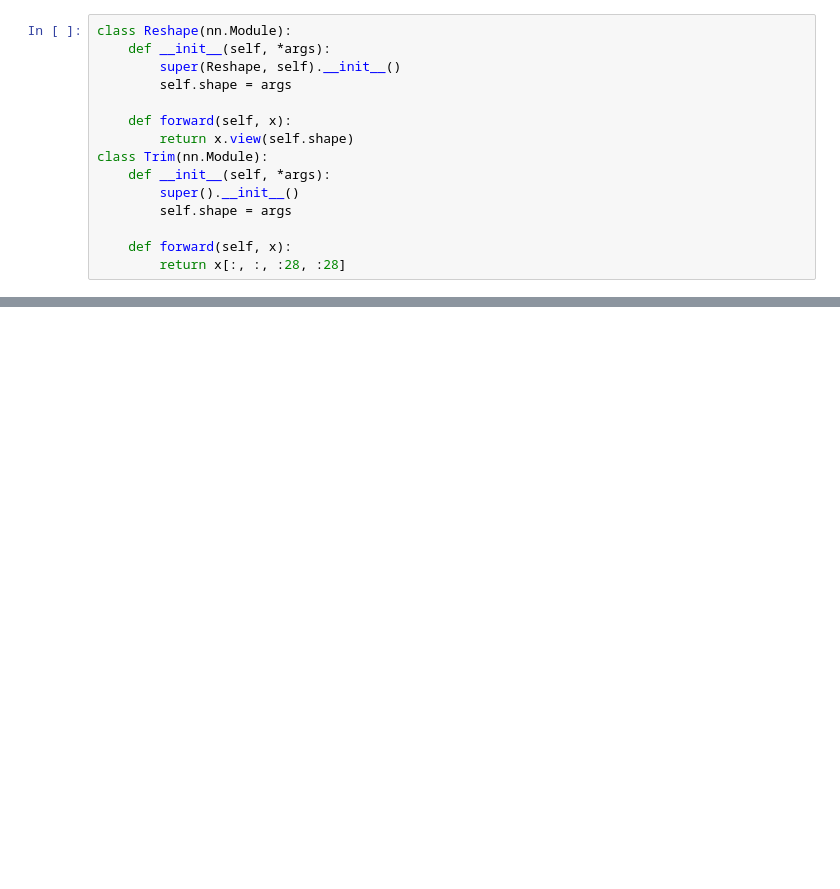
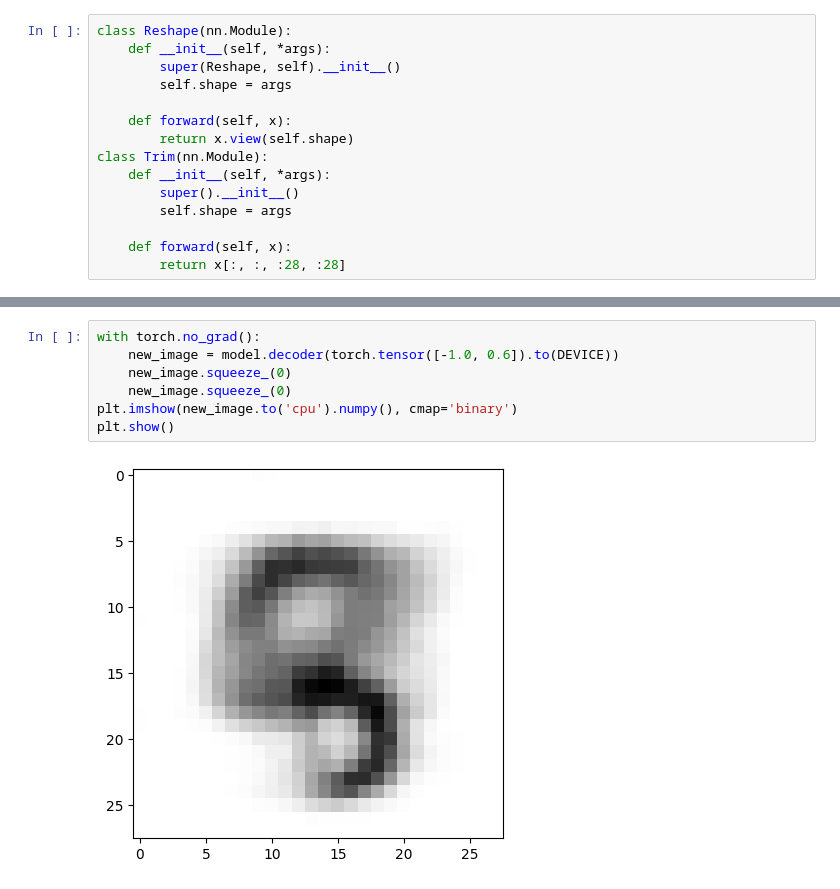
Before and after one commit to dr-bay/deep-learning-Raschka, a Jupyter notebook: L17/VAE_mnist_yasir.ipynb, the cells around one changed output, grey strips where cells are left out. Drawn from its saved outputs; the diff is of its cells as text; blank space fills up the shorter version.

```diff
--- a/L17/VAE_mnist_yasir.ipynb
+++ b/L17/VAE_mnist_yasir.ipynb
@@ -160,0 +370,9 @@ class VAE(nn.Module):
+# %%
+with torch.no_grad():
+    new_image = model.decoder(torch.tensor([-1.0, 0.6]).to(DEVICE))
+    new_image.squeeze_(0)
+    new_image.squeeze_(0)
+plt.imshow(new_image.to('cpu').numpy(), cmap='binary')
+plt.show()
+# %% [output]
+[figure, added]
```
Also changed, not shown: parts of 18 cells of this notebook, 2 other files.
